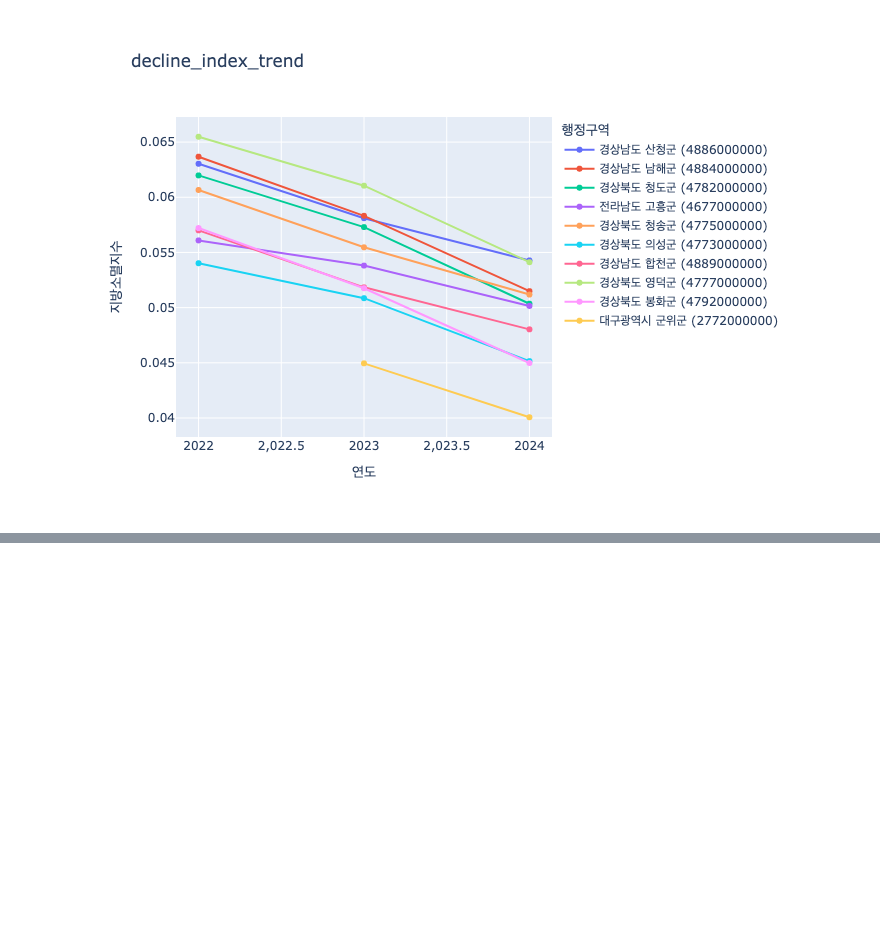
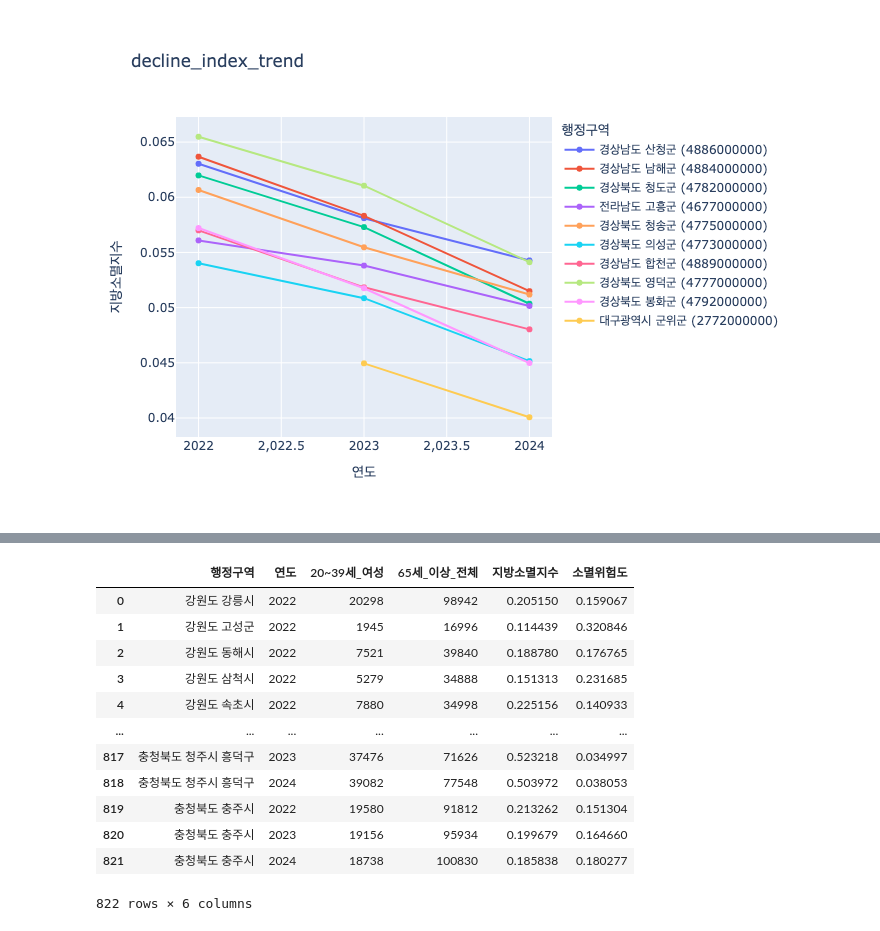
Before and after one commit to iju298/REFrame, a Jupyter notebook: notebooks/01_data_pop_stat.ipynb, the cells around one changed output, grey strips where cells are left out. Saved outputs shown, nothing was run; the diff lists cells and outputs as text; code cells hidden in the pictures; blank space fills up the shorter version.

```diff
--- a/notebooks/01_data_pop_stat.ipynb
+++ b/notebooks/01_data_pop_stat.ipynb
@@ -152 +144,17 @@ decline_df['행정구역'] = decline_df['행정구역'].str.replace(r'\s*\(.*\)'
+# %%
+decline_df
+# %% [output]
+|  | 행정구역 | 연도 | 20~39세_여성 | 65세_이상_전체 | 지방소멸지수 | 소멸위험도 |
+| 0 | 강원도 강릉시 | 2022 | 20298 | 98942 | 0.205150 | 0.159067 |
+| 1 | 강원도 고성군 | 2022 | 1945 | 16996 | 0.114439 | 0.320846 |
+| 2 | 강원도 동해시 | 2022 | 7521 | 39840 | 0.188780 | 0.176765 |
+| 3 | 강원도 삼척시 | 2022 | 5279 | 34888 | 0.151313 | 0.231685 |
+| 4 | 강원도 속초시 | 2022 | 7880 | 34998 | 0.225156 | 0.140933 |
+| ... | ... | ... | ... | ... | ... | ... |
+| 817 | 충청북도 청주시 흥덕구 | 2023 | 37476 | 71626 | 0.523218 | 0.034997 |
+| 818 | 충청북도 청주시 흥덕구 | 2024 | 39082 | 77548 | 0.503972 | 0.038053 |
+| 819 | 충청북도 충주시 | 2022 | 19580 | 91812 | 0.213262 | 0.151304 |
+| 820 | 충청북도 충주시 | 2023 | 19156 | 95934 | 0.199679 | 0.164660 |
+| 821 | 충청북도 충주시 | 2024 | 18738 | 100830 | 0.185838 | 0.180277 |
+822 rows × 6 columns
 # %%
```
Also changed, not shown: parts of 8 cells of this notebook, 3 other files.
